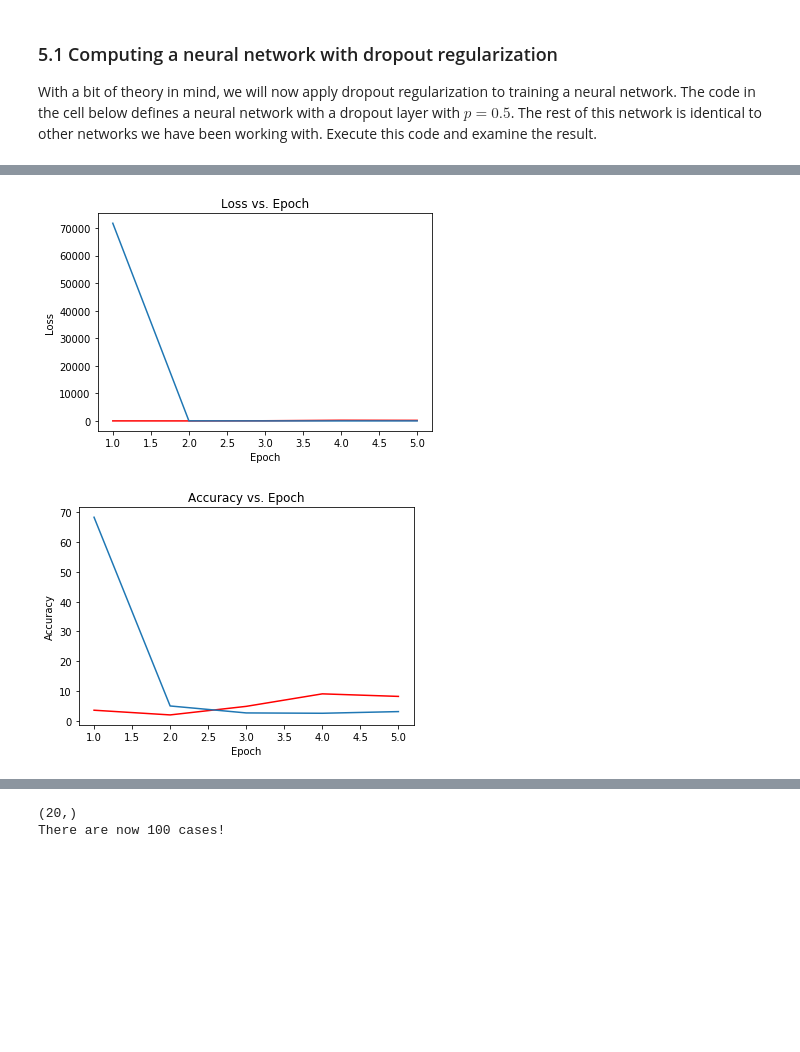
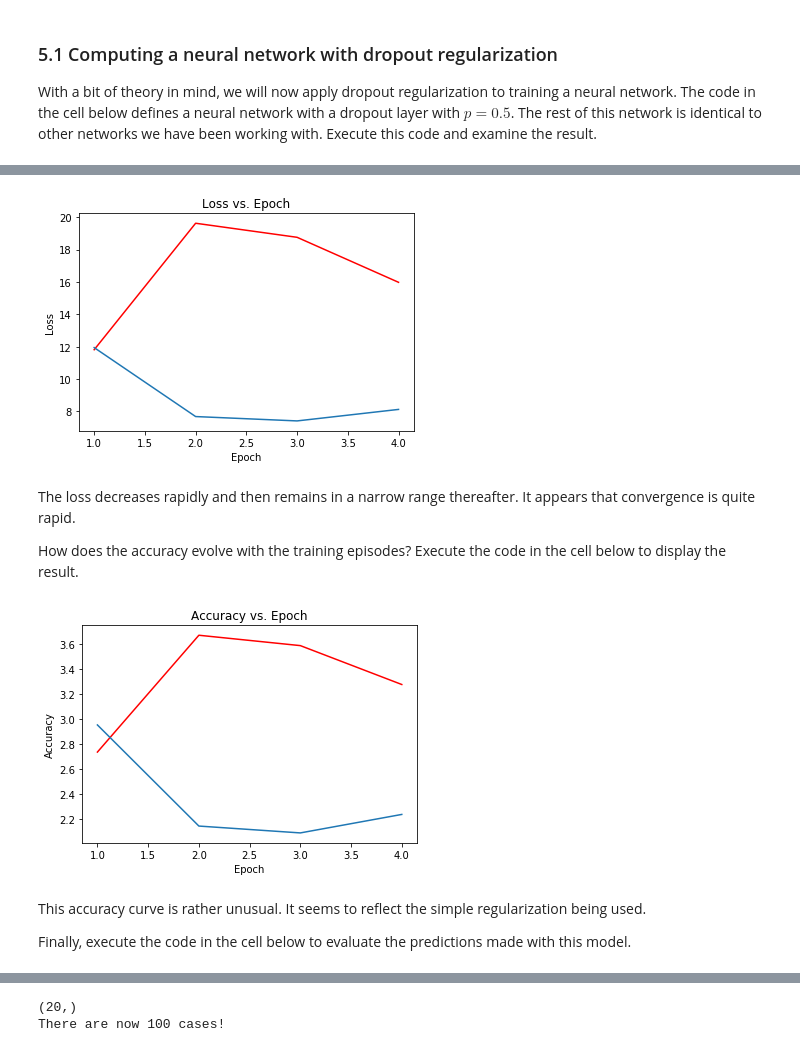
Before and after one commit to StephenElston/MachineLearning530, a Jupyter notebook: Lesson2/IntroToRegularization.ipynb, the cells around one changed output, grey strips where cells are left out. Cells and saved outputs as stored; diff of their text form; code cells hidden in the pictures; blank space fills up the shorter version.

```diff
--- a/Lesson2/IntroToRegularization.ipynb
+++ b/Lesson2/IntroToRegularization.ipynb
@@ -753,31 +774,56 @@ callbacks_list = [
 # %%
+## Use patience of 3
+callbacks_list = [
+    keras.callbacks.EarlyStopping(
+        monitor = 'val_loss', # Use loss to monitor the model
+        patience = 3 # Stop after one step with lower accuracy
+    ),
+    keras.callbacks.ModelCheckpoint(
+        filepath = filepath, # file where the checkpoint is saved
+        monitor = 'val_loss', # Don't overwrite the saved model unless val_loss is worse
+        save_best_only = True # Only save model if it is the best
+    )
+]
+
+## Now, define an NN model using batch normalization.
 ## First define and compile a model with a batch normalization layer.
 nn = models.Sequential()
 #nn.add(layers.Dense(128, activation = 'relu', input_shape = (9, )))
-nn.add(layers.Dense(128, input_shape = (9, )))
-nn.add(LeakyReLU(alpha=0.2))
+nn.add(layers.Dense(128, input_shape = (9, ), activation = 'relu'))
+#nn.add(LeakyReLU(alpha=0.2))
 #nn.add(Dropout(0.5)) # Use 50% dropout on this model
-nn.add(BatchNormalization(momentum = 0.9))
+nn.add(BatchNormalization(momentum = 0.99))
+nn.add(layers.Dense(128, activation = 'relu'))
+
+#nn.add(LeakyReLU(alpha=0.2))
 nn.add(layers.Dense(1))
 ## Define the optimizer and compile
 optm = keras.optimizers.rmsprop(lr=1.0)
 nn.compile(optimizer = optm, loss = 'mse', metrics = ['mae'])
 
 ## Now fit the model
 history = nn.fit(x_scale, y_train,
                   epochs = 100, batch_size = 1,
                   validation_data = (x_scale_test, y_test),
                   callbacks = callbacks_list,  # Call backs argument here
                   verbose = 0)
 
 ## Visualize the outcome
 plot_loss(history)
 # %% [output]
-[figure, old version]
+[figure, new version]
+# %% [markdown]
+The loss decreases rapidly and then remains in a narrow range thereafter. It appears that convergence is quite rapid.
+
+How does the accuracy evolve with the training episodes? Execute the code in the cell below to display the result.
 # %%
 plot_accuracy(history)
 # %% [output]
-[figure, old version]
+[figure, new version]
+# %% [markdown]
+This accuracy curve is rather unusual. It seems to reflect the simple regularization being used.
+
+Finally, execute the code in the cell below to evaluate the predictions made with this model.
 # %%
 best_model = keras.models.load_model(filepath)
 predictions = best_model.predict(x_scale_test)
```
Also changed, not shown: parts of 48 cells of this notebook.
